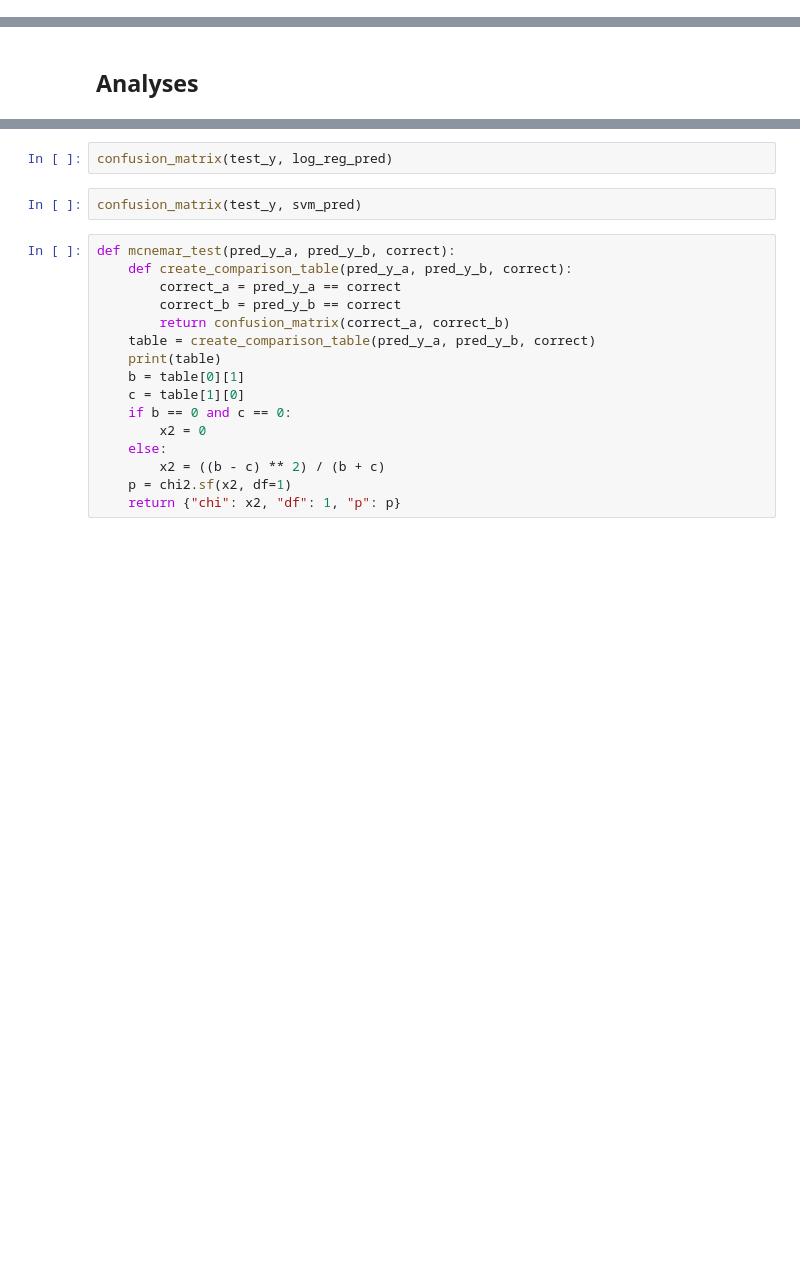
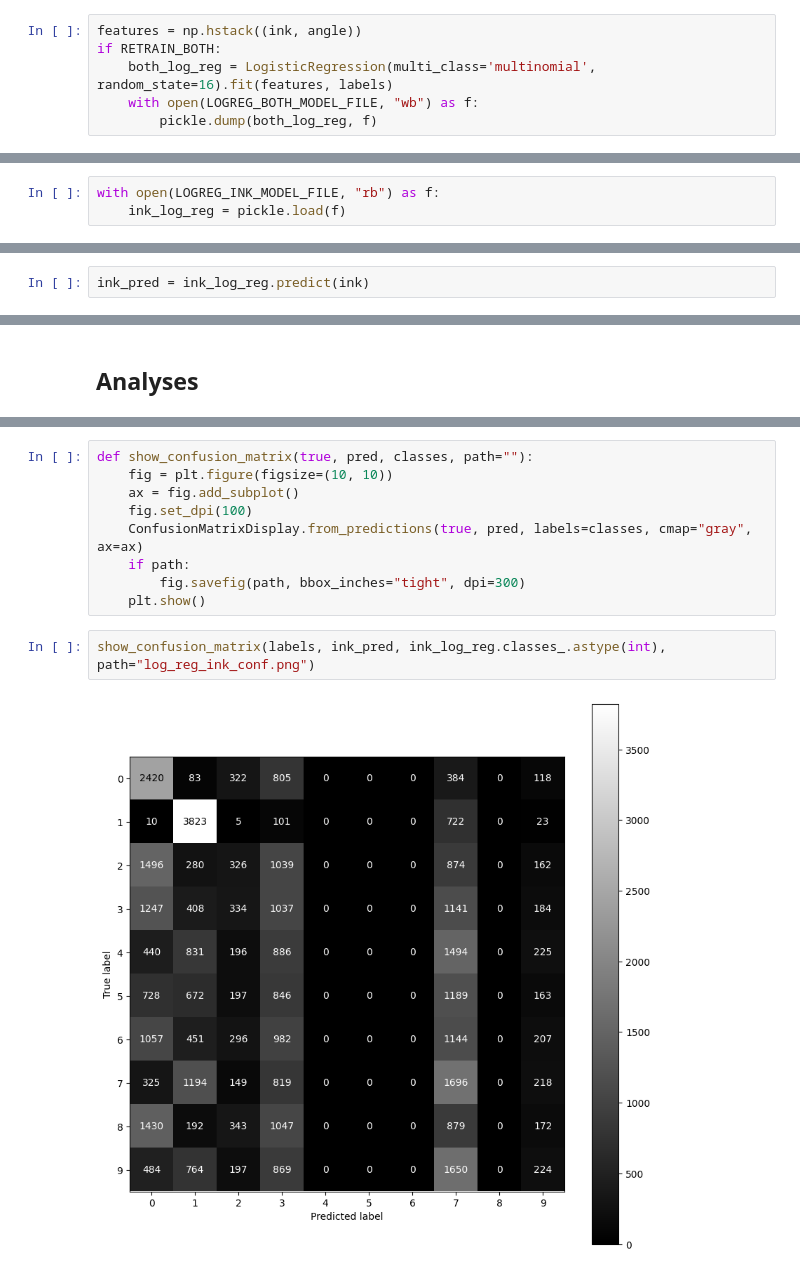
Before and after one commit to SjorsLockhorst/pattrec1, a Jupyter notebook: Analysis.ipynb, the cells around one changed output, grey strips where cells are left out. Cells and saved outputs as stored; diff of their text form; blank space fills up the shorter version.

Commit message:
Added more analyses to the script and added a bunch of models/figures

```diff
--- a/Analysis.ipynb
+++ b/Analysis.ipynb
@@ -60,3 +95,9 @@ test_y = test_with_label[:, 0]
+# %%
+features = np.hstack((ink, angle))
+if RETRAIN_BOTH:
+    both_log_reg = LogisticRegression(multi_class='multinomial', random_state=16).fit(features, labels)
+    with open(LOGREG_BOTH_MODEL_FILE, "wb") as f:
+        pickle.dump(both_log_reg, f)
 # %%
 if RETRAIN_SVM:
     svm = SVC(**SVM_BEST_PARAMS)
@@ -91,2 +113,5 @@ Epoch 1754,
 # %% [markdown]
 ### Load models
+# %%
+with open(LOGREG_INK_MODEL_FILE, "rb") as f:
+    ink_log_reg = pickle.load(f)
@@ -98,3 +129,5 @@ with open(LOGREG_MODEL_FILE, "rb") as f:
     log_reg = pickle.load(f)
 # %% [markdown]
 ## Predict
+# %%
+ink_pred = ink_log_reg.predict(ink)
@@ -115,20 +264,13 @@ print(f"Accuracy: {accuracy_score(test_y, svm_pred)}")
-# %%
-confusion_matrix(test_y, log_reg_pred)
-# %%
-confusion_matrix(test_y, svm_pred)
-# %%
-def mcnemar_test(pred_y_a, pred_y_b, correct):
-    def create_comparison_table(pred_y_a, pred_y_b, correct):
-        correct_a = pred_y_a == correct
-        correct_b = pred_y_b == correct
-        return confusion_matrix(correct_a, correct_b)
-    table = create_comparison_table(pred_y_a, pred_y_b, correct)
-    print(table)
-    b = table[0][1]
-    c = table[1][0]
-    if b == 0 and c == 0:
-        x2 = 0
-    else:
-        x2 = ((b - c) ** 2) / (b + c)
-    p = chi2.sf(x2, df=1)
-    return {"chi": x2, "df": 1, "p": p}
+# %%
+def show_confusion_matrix(true, pred, classes, path=""):
+    fig = plt.figure(figsize=(10, 10))
+    ax = fig.add_subplot()
+    fig.set_dpi(100)
+    ConfusionMatrixDisplay.from_predictions(true, pred, labels=classes, cmap="gray", ax=ax)
+    if path:
+        fig.savefig(path, bbox_inches="tight", dpi=300)
+    plt.show()
+# %%
+show_confusion_matrix(labels, ink_pred, ink_log_reg.classes_.astype(int), path="log_reg_ink_conf.png")
+# %% [output]
+[figure, added]
```
Also changed, not shown: parts of 26 cells of this notebook, 10 other files.
